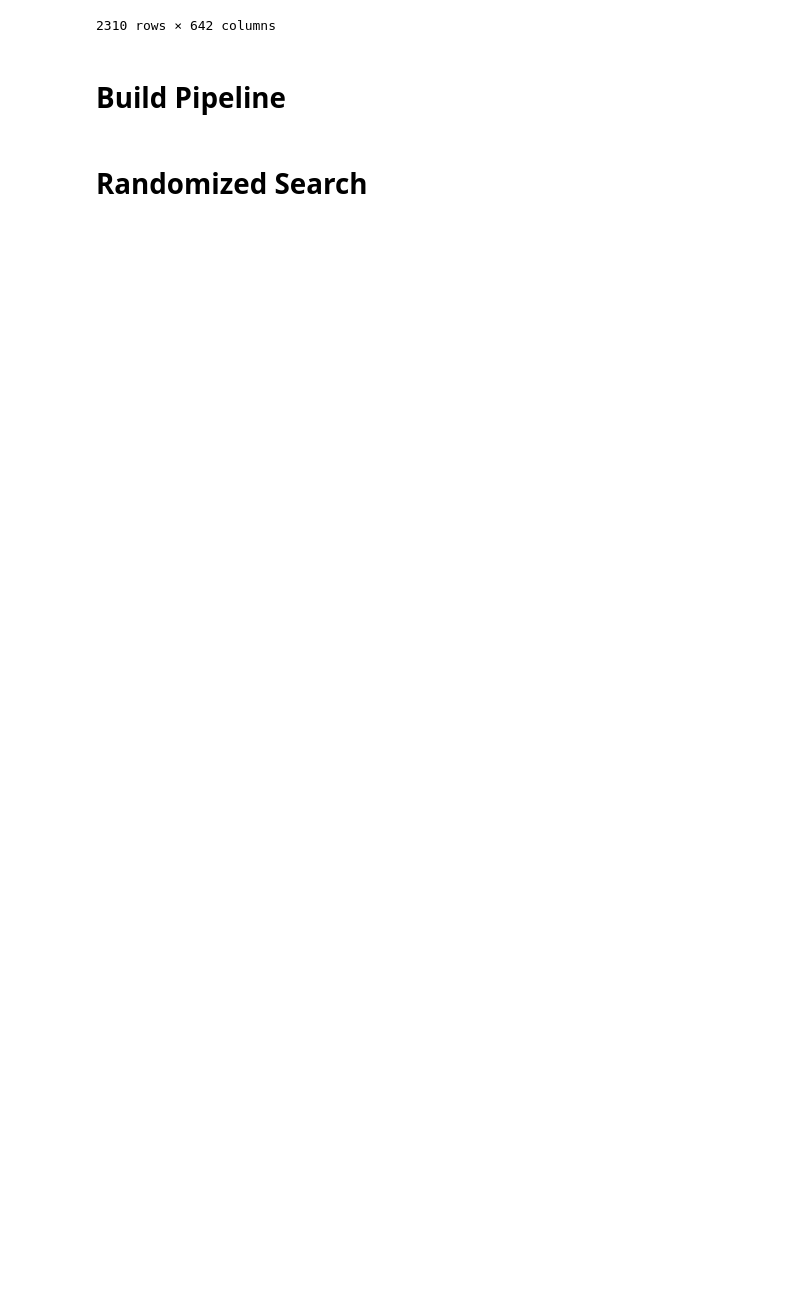
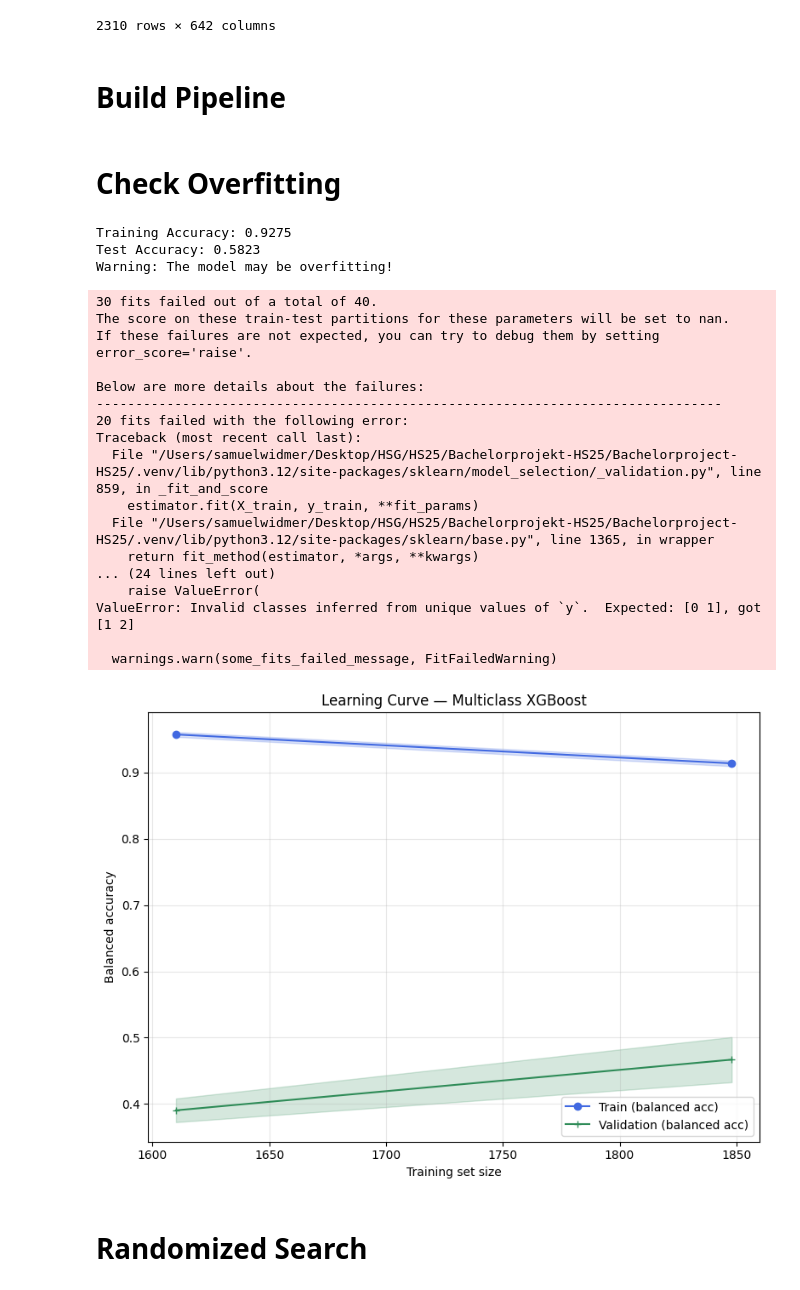
Before and after one commit to samuellukaswidmer/Bachelorproject-HS25, a Jupyter notebook: xg-boost-multiclass-classification.ipynb, the cells around one changed output. Drawn from its saved outputs; the diff is of its cells as text; code cells hidden in the pictures; blank space fills up the shorter version.

Commit message:
checked for potential overfitting

```diff
--- a/xg-boost-multiclass-classification.ipynb
+++ b/xg-boost-multiclass-classification.ipynb
@@ -176,6 +176,85 @@ pipeline.fit(X_train, y_train, classifier__sample_weight=sample_weights)
 
 # Predict on the test set
 y_pred = pipeline.predict(X_test)
+# %% [markdown]
+# Check Overfitting
+# %%
+
+train_preds = pipeline.predict(X_train)
+test_preds = y_pred
+
+# Calculate accuracy scores
+train_accuracy = accuracy_score(y_train, train_preds)
+test_accuracy = accuracy_score(y_test, test_preds)
+
+print(f"Training Accuracy: {train_accuracy:.4f}")
+print(f"Test Accuracy: {test_accuracy:.4f}")
+
+# Check for large difference between train and test accuracy
+if train_accuracy - test_accuracy > 0.1:
+    print("Warning: The model may be overfitting!")
+# %% [output]
+Training Accuracy: 0.9275
+Test Accuracy: 0.5823
+Warning: The model may be overfitting!
+# %%
+import numpy as np
+import matplotlib.pyplot as plt
+from sklearn.model_selection import learning_curve, StratifiedKFold
+
+
+cv = StratifiedKFold(n_splits=5, shuffle=True, random_state=42)
+
+train_sizes, train_scores, val_scores = learning_curve(
+    estimator=pipeline,
+    X=X,
+    y=y,
+    cv=cv,
+    scoring="balanced_accuracy",
+    train_sizes=np.linspace(0.1, 1.0, 8),
+    n_jobs=-1
+)
+
+train_mean = train_scores.mean(axis=1)
+train_std = train_scores.std(axis=1)
+val_mean = val_scores.mean(axis=1)
+val_std = val_scores.std(axis=1)
+
+plt.figure(figsize=(8, 6))
+plt.plot(train_sizes, train_mean, marker="o", color="royalblue", label="Train (balanced acc)")
+plt.fill_between(train_sizes, train_mean - train_std, train_mean + train_std,
+                 color="royalblue", alpha=0.2)
+
+plt.plot(train_sizes, val_mean, marker="+", color="seagreen", label="Validation (balanced acc)")
+plt.fill_between(train_sizes, val_mean - val_std, val_mean + val_std,
+                 color="seagreen", alpha=0.2)
+
+plt.title("Learning Curve — Multiclass XGBoost")
+plt.xlabel("Training set size")
+plt.ylabel("Balanced accuracy")
+plt.grid(True, alpha=0.3)
+plt.legend(loc="lower right")
+plt.tight_layout()
+plt.show()
+# %% [output]
+30 fits failed out of a total of 40.
+The score on these train-test partitions for these parameters will be set to nan.
+If these failures are not expected, you can try to debug them by setting error_score='raise'.
+
+Below are more details about the failures:
+--------------------------------------------------------------------------------
+20 fits failed with the following error:
+Traceback (most recent call last):
+  File "/Users/samuelwidmer/Desktop/HSG/HS25/Bachelorprojekt-HS25/Bachelorproject-HS25/.venv/lib/python3.12/site-packages/sklearn/model_selection/_validation.py", line 859, in _fit_and_score
+    estimator.fit(X_train, y_train, **fit_params)
+  File "/Users/samuelwidmer/Desktop/HSG/HS25/Bachelorprojekt-HS25/Bachelorproject-HS25/.venv/lib/python3.12/site-packages/sklearn/base.py", line 1365, in wrapper
+    return fit_method(estimator, *args, **kwargs)
+... (24 lines left out)
+    raise ValueError(
+ValueError: Invalid classes inferred from unique values of `y`.  Expected: [0 1], got [1 2]
+
+  warnings.warn(some_fits_failed_message, FitFailedWarning)
+[figure, added]
 # %% [markdown]
 # Randomized Search
 # %%
```
Also changed, not shown: parts of 9 cells of this notebook.
